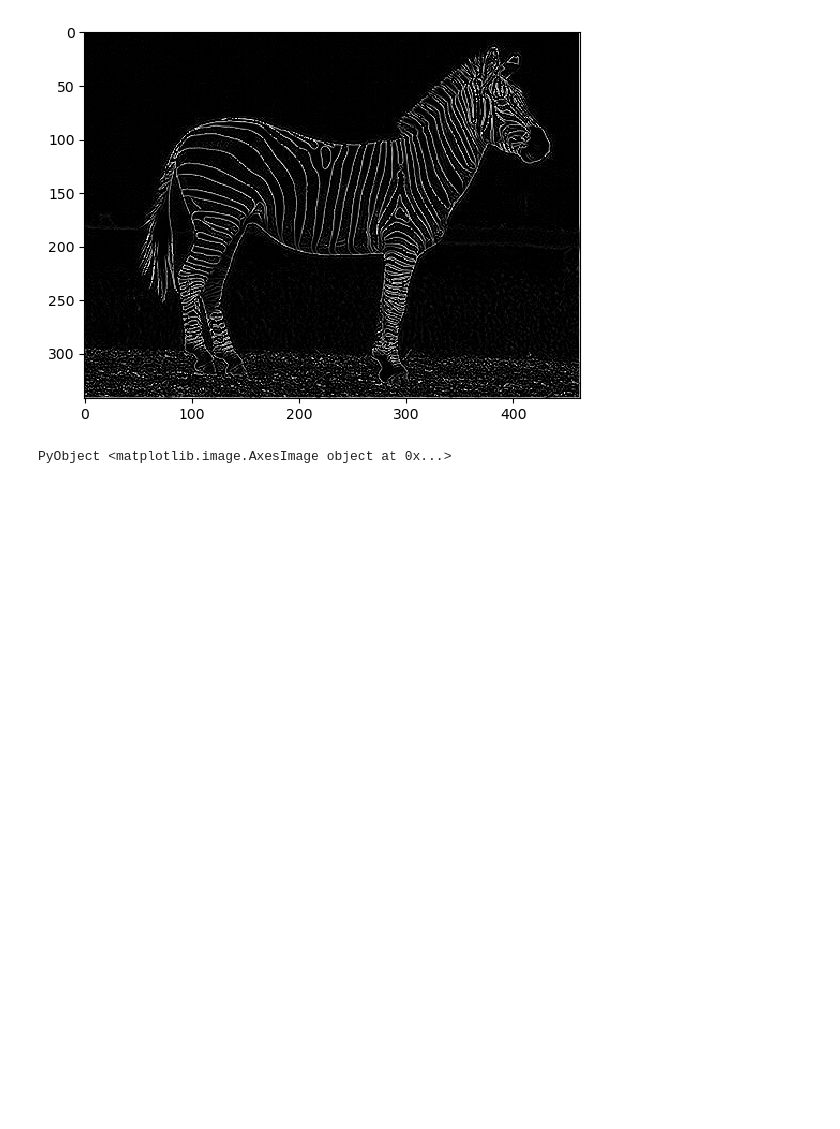
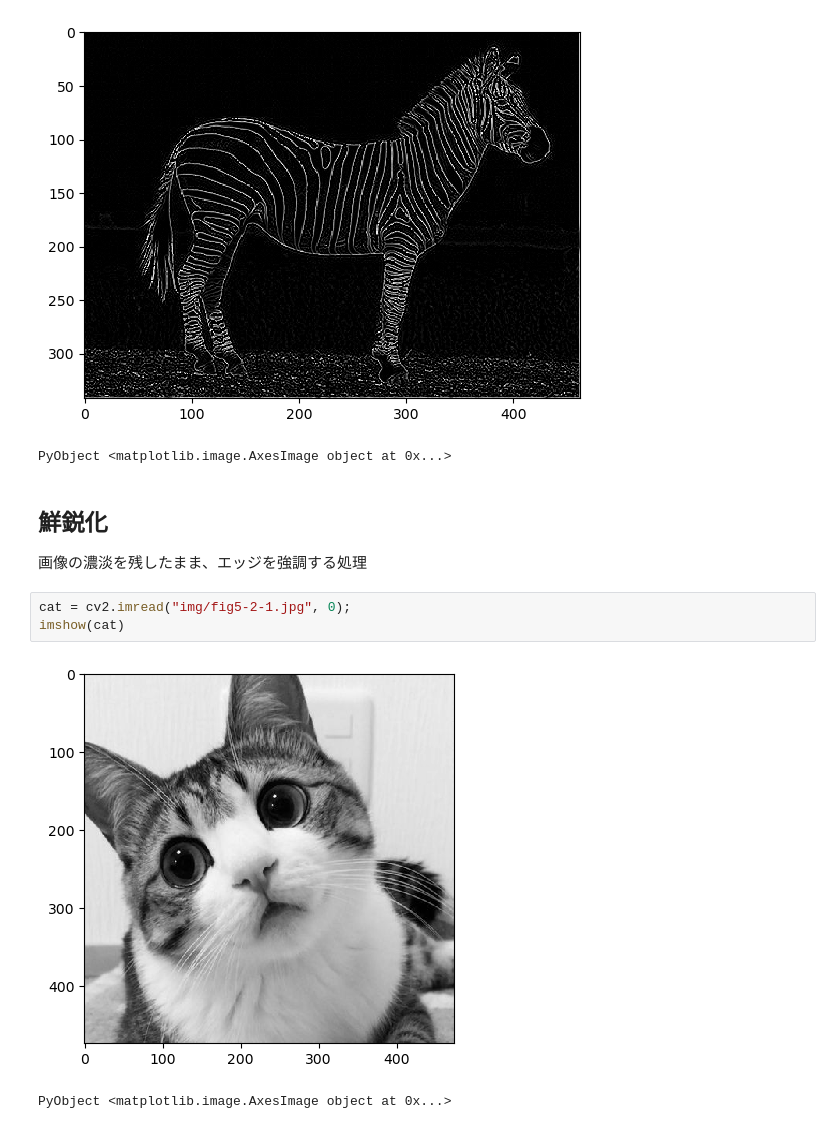
Before and after one commit to TsuMakoto/image-processing-study, a Jupyter notebook: Section05.ipynb, the cells around one changed output. Cells and saved outputs as stored; diff of their text form; blank space fills up the shorter version.

```diff
--- a/Section05.ipynb
+++ b/Section05.ipynb
@@ -251,3 +257,12 @@ imshow(filtering(img, [0 1 0;1 -4 1;0 1 0], 3))
 # %% [output]
 [figure]
 PyObject <matplotlib.image.AxesImage object at 0x...>
+# %% [markdown]
+## 鮮鋭化
+画像の濃淡を残したまま、エッジを強調する処理
+# %%
+cat = cv2.imread("img/fig5-2-1.jpg", 0);
+imshow(cat)
+# %% [output]
+[figure, added]
+PyObject <matplotlib.image.AxesImage object at 0x...>
```
Also changed, not shown: parts of 12 cells of this notebook.
